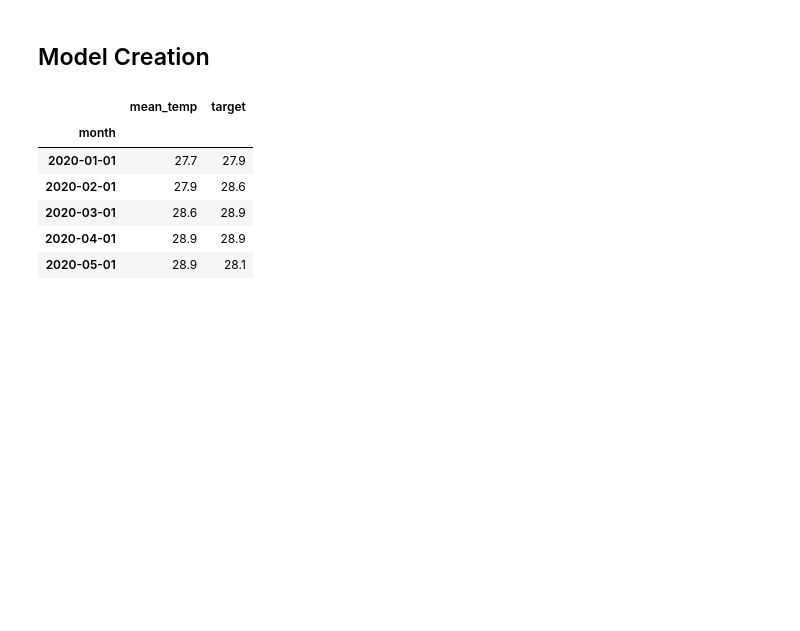
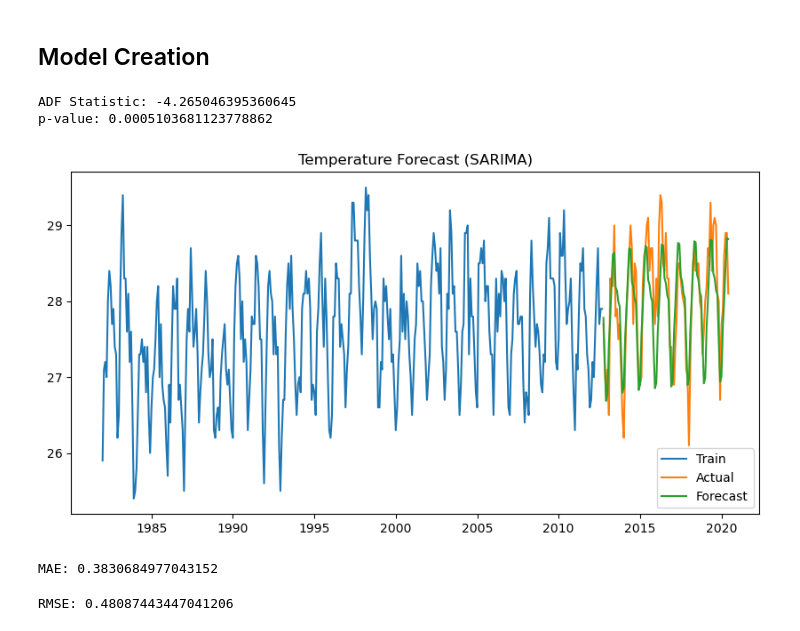
Before and after one commit to nishantab95/Air-temperature-time-series-project, a Jupyter notebook: air_temp.ipynb, the cells around one changed output. Saved outputs shown, nothing was run; the diff lists cells and outputs as text; code cells hidden in the pictures; blank space fills up the shorter version.

```diff
--- a/air_temp.ipynb
+++ b/air_temp.ipynb
@@ -98,17 +98,2 @@ sns.histplot(data=df['mean_temp'],kde=True)
 # %% [markdown]
 ## Model Creation
-# %%
-# Creating target column
-df['target'] = df['mean_temp'].shift(-1)
-df.tail()
-# droping last column
-df = df.dropna()
-df.tail()
-# %% [output]
-|  | mean_temp | target |
-| month |  |  |
-| 2020-01-01 | 27.7 | 27.9 |
-| 2020-02-01 | 27.9 | 28.6 |
-| 2020-03-01 | 28.6 | 28.9 |
-| 2020-04-01 | 28.9 | 28.9 |
-| 2020-05-01 | 28.9 | 28.1 |
@@ -115,2 +104,52 @@ df.tail()
+# %%
+#Checking stationarity
+result = adfuller(df['mean_temp'])
+print("ADF Statistic:", result[0])
+print("p-value:", result[1])
+# %% [output]
+ADF Statistic: -4.265046395360645
+p-value: 0.0005103681123778862
 # %%
-# Creating x and y
+# Creating Train-test split (time-based)
+split = int(len(df) * 0.8)
+
+train = df.iloc[:split]
+test = df.iloc[split:]
+# %%
+# SARIMA model
+model = SARIMAX(
+    train['mean_temp'],
+    order=(2,1,2),
+    seasonal_order=(1,1,1,12)   # (P,D,Q,s) → 12 for monthly data
+)
+
+model_fit = model.fit()
+# %%
+# Forecast
+forecast = model_fit.forecast(steps=len(test))
+# %%
+# Plot results
+plt.figure(figsize=(10,5))
+plt.plot(train.index, train['mean_temp'], label='Train')
+plt.plot(test.index, test['mean_temp'], label='Actual')
+plt.plot(test.index, forecast, label='Forecast')
+
+plt.legend()
+plt.title("Temperature Forecast (SARIMA)")
+plt.show()
+# %% [output]
+[figure, added]
+# %%
+from sklearn.metrics import mean_absolute_error
+
+mae = mean_absolute_error(test['mean_temp'], forecast)
+print("MAE:", mae)
+# %% [output]
+MAE: 0.3830684977043152
+# %%
+from sklearn.metrics import mean_squared_error
+
+rmse = np.sqrt(mean_squared_error(test['mean_temp'], forecast))
+print("RMSE:", rmse)
+# %% [output]
+RMSE: 0.48087443447041206
```
Also changed, not shown: parts of 7 cells of this notebook.
